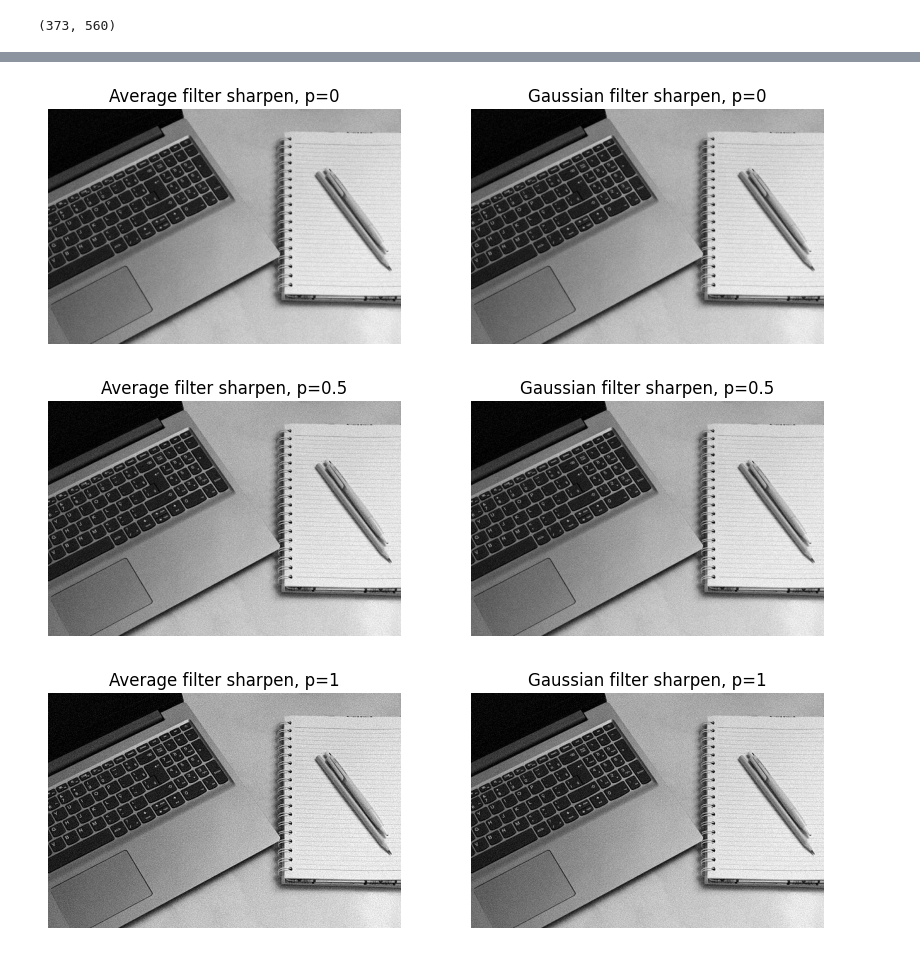
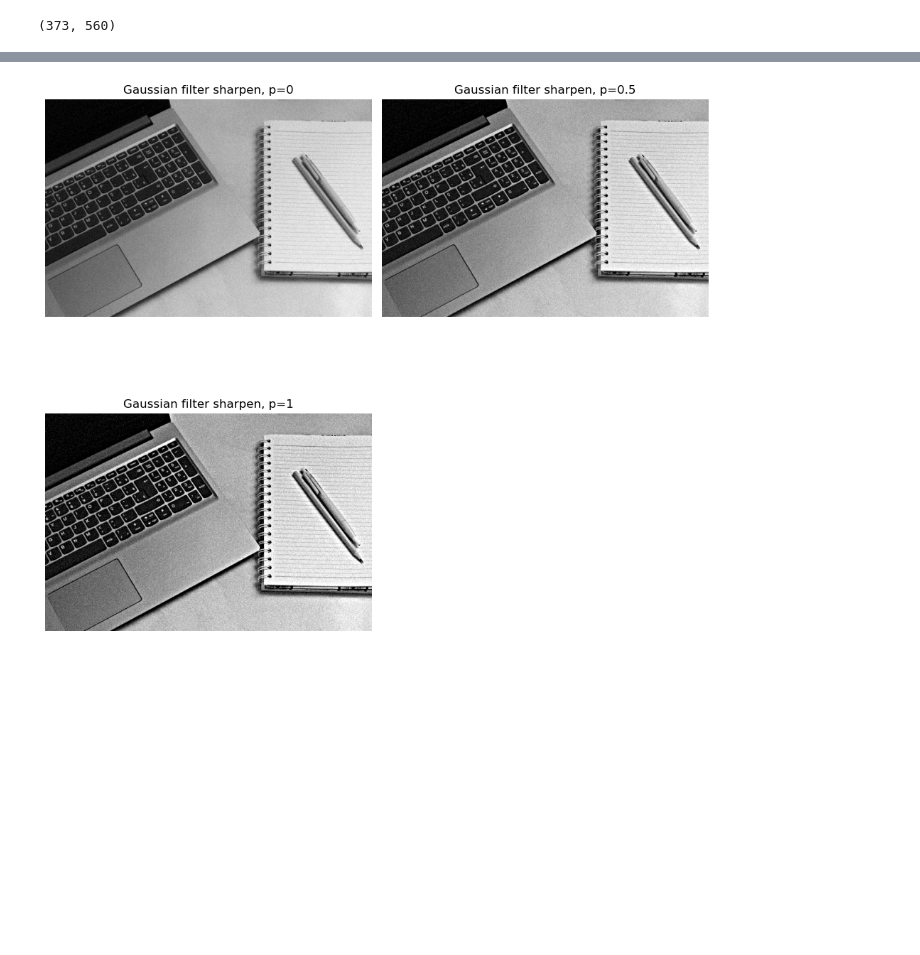
Before and after one commit to Pritam1102/DIP2025, a Jupyter notebook: assignment2.ipynb, the cells around one changed output, grey strips where cells are left out. Cells and saved outputs as stored; diff of their text form; code cells hidden in the pictures; blank space fills up the shorter version.

```diff
--- a/assignment2.ipynb
+++ b/assignment2.ipynb
@@ -173,6 +178,6 @@ for i,hist_array in enumerate(hists):
     hist, bins=np.histogram(hist_array, bins=256, range=(0,256))
     plt.bar(bins[:-1], hist, width=1, color='blue')
     plt.grid(True)
-    plt.title(f"Histogram of convolved image of kernel size = {kernel_sizes[i]}")
+    plt.title(f"Histogram of convolved image with kernel size = {kernel_sizes[i]}")
 plt.show()
 # %% [output]
@@ -350,0 +330,2 @@ def sharpenAdjust(img, p):
+# %%
+P = [0,0.5, 1]
@@ -351,17 +334,12 @@ def sharpenAdjust(img, p):
 # %%
-for p in [0, 0.5, 1]:
-    avg_sharp, gauss_sharp = sharpenAdjust(study, p)
-    plt.figure(figsize=(10,4))
-    plt.subplot(1,2,1)
-    plt.imshow(avg_sharp, cmap='gray')
-    plt.title(f'Average filter sharpen, p={p}')
-    plt.axis('off')
-    plt.subplot(1,2,2)
+plt.figure(figsize=(10,10))
+for i, p in enumerate(P):
+    gauss_sharp = sharpenAdjust(study, p, 5)
+    plt.subplot(2,2,i+1)
     plt.imshow(gauss_sharp, cmap='gray')
     plt.title(f'Gaussian filter sharpen, p={p}')
+    plt.tight_layout()
     plt.axis('off')
-    plt.show()
+plt.show()
 # %% [output]
-[figure, old version]
+[figure, new version]
-[figure, removed]
-[figure, removed]
```
Also changed, not shown: parts of 12 cells of this notebook.
